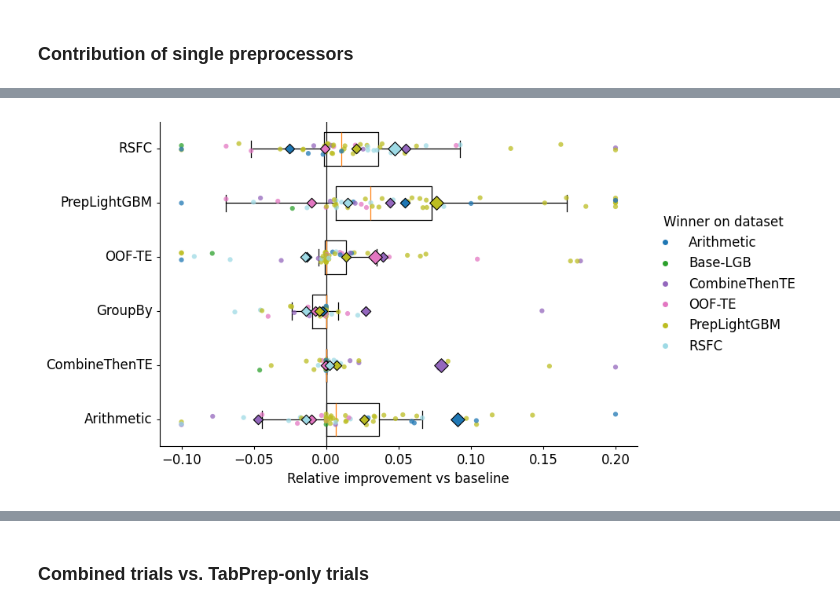
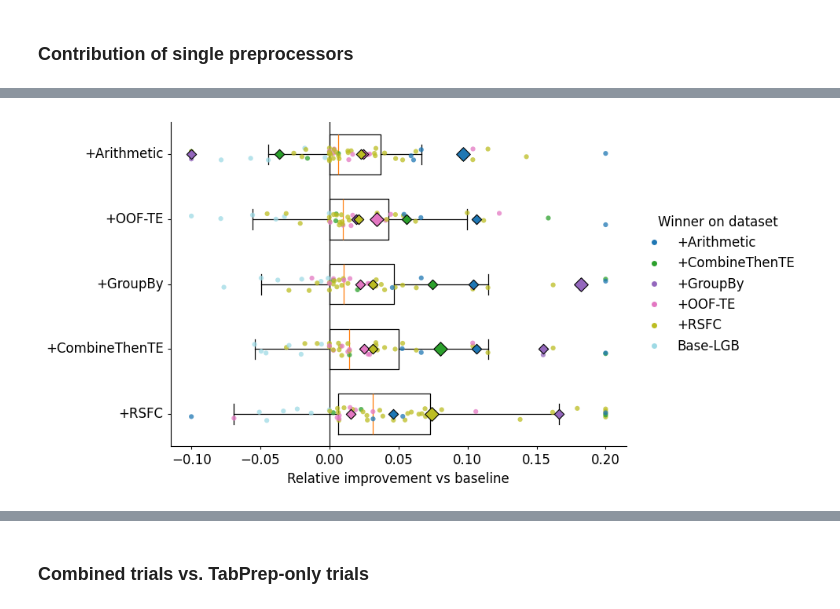
Before and after one commit to autogluon/tabarena, a Jupyter notebook: tabarena/tabarena/icml2026/evaluation.ipynb, the cells around one changed output, grey strips where cells are left out. Drawn from its saved outputs; the diff is of its cells as text; code cells hidden in the pictures.

```diff
--- a/tabarena/tabarena/icml2026/evaluation.ipynb
+++ b/tabarena/tabarena/icml2026/evaluation.ipynb
@@ -181,7 +572,9 @@ base_path = "/ceph/atschalz/auto_prep/tabarena_figs/icml_ablation"
 ablation_model_results = pd.read_csv(f"{base_path}/model_results.csv")
 ablation_hpo_results = pd.read_csv(f"{base_path}/hpo_results.csv")
 
-ablation_model_results = ablation_model_results.loc[ablation_model_results.fold==0]
+fold = 0
+
+ablation_model_results = ablation_model_results.loc[ablation_model_results.fold==fold]
 # %%
 autofeat_comp_df = ablation_model_results.loc[ablation_model_results.method=="AutoFeatLinearModel_c1_BAG_L1",["dataset", "metric_error"]]
 autofeat_comp_df.rename(columns={"metric_error": "AutoFeat"}, inplace=True)
@@ -316,7 +716,7 @@ boxplot_two_dataframes_pubready(
 ### Contribution of single preprocessors
 # %%
 setting_map = {
-    "prep_LightGBM-ablation_c1_BAG_L1": "Arithmetic",
+    "prep_LightGBM-ablation_c1_BAG_L1": "+Arithmetic",
     "prep_LightGBM-ablation_c2_BAG_L1": "RSFC",
     "prep_LightGBM-ablation_c3_BAG_L1": "CombineThenTE",
     "prep_LightGBM-ablation_c4_BAG_L1": "OOF-TE",
@@ -327,10 +727,16 @@ setting_map = {
     "prep_LightGBM-ablation_c9_BAG_L1": "Arithmetic (2-order)",
     "prep_LightGBM-ablation_c10_BAG_L1": "Arithmetic (prod,ratio)",
     "prep_LightGBM-ablation_c11_BAG_L1": "Arithmetic (sum,diff)",
+    "prep_LightGBM-ablation_c12_BAG_L1": "Cat-Pipeline",
+    "prep_LightGBM-ablation_c13_BAG_L1": "Cat-Pipeline (keepcat)",
+    "prep_LightGBM-ablation_c14_BAG_L1": "+OOF-TE",
+    "prep_LightGBM-ablation_c15_BAG_L1": "+CombineThenTE",
+    "prep_LightGBM-ablation_c16_BAG_L1": "+GroupBy",
+
                }
 # %%
-prep_lgb_df["method"] = "PrepLightGBM"
-prep_lgb_df.rename(columns={"PrepLightGBM": "metric_error"}, inplace=True)
+prep_lgb_df["method"] = "+RSFC"
+prep_lgb_df.rename(columns={"+RSFC": "metric_error"}, inplace=True)
 prep_lgb_df = prep_lgb_df[["dataset", "method", "metric_error"]]
 # %%
 prep_ablation_df = ablation_model_results.loc[ablation_model_results.method.apply(lambda x: x.startswith("prep_LightGBM-ablation")),["dataset", "method", "metric_error"]]
@@ -358,9 +1123,16 @@ prep_ablation_df
 # methods_keep = ["RSFC", "OOF-TE", "CombineThenTE", "Arithmetic", "GroupBy", "OOF-TE_w_GroupBy"]
 
 methods_keep = ["RSFC", "OOF-TE", "CombineThenTE", "Arithmetic", "GroupBy"]
-methods_keep = ["RSFC", "OOF-TE", "CombineThenTE", "Arithmetic", "GroupBy", "PrepLightGBM"]
+# methods_keep = ["RSFC", "OOF-TE", "CombineThenTE", "Arithmetic", "GroupBy", "Cat-Pipeline", "PrepLightGBM"]
+# methods_keep = ["RSFC", "Arithmetic", "Cat-Pipeline"]
+# methods_keep = ["Cat-Pipeline", "Cat-Pipeline (keepcat)"]
 
-
+### Ablation on decisions we made
+# Arithmetic - prioritize division and products
+# methods_keep = [i for i in prep_ablation_df.method.unique() if "Arithmetic" in i]
+# methods_keep = [i for i in prep_ablation_df.method.unique() if "GroupBy" in i]
+# methods_keep = [i for i in prep_ablation_df.method.unique() if "+" in i]
+methods_keep = ["+Arithmetic", "+OOF-TE", "+CombineThenTE", "+GroupBy", "+RSFC"]
 
 fig, ax, merged_long, best_by_ds, color_by_method = ablation_boxplot_colored_by_best(
     prep_ablation_df=prep_ablation_df.loc[prep_ablation_df.method.isin(methods_keep)],
@@ -372,32 +1144,32 @@ fig, ax, merged_long, best_by_ds, color_by_method = ablation_boxplot_colored_by_
     baseline_name="Base-LGB",
     winner_rule="methods_or_baseline",   # baseline can win (and wins ties)
     winner_atol=1e-12,
     winner_rtol=0.0,
-
+    order_by="median_score",
     # plot scoring + limits
     mode="relative",
     cap=(-0.1, 0.2),
 
     # optional tie dropping from plot (off in your example)
     drop_equal_to_baseline=False,
 
     # style
     figsize=(10, 5),
     jitter=0.10,
     point_size=20.0,
     point_alpha=0.75,
     title=None,
 
     mean_marker_size_main=80,
     mean_marker_size_other=40,
     xlabel_fontsize=12.0,
     font_size=12,
 
 
     # saving
     save_path="figures/prep_ablation_colored.pdf",
     dpi=300,
     transparent=True,
 )
 # %% [output]
-[figure, old version]
+[figure, new version]
```
Also changed, not shown: parts of 63 cells of this notebook, 7 other files.
